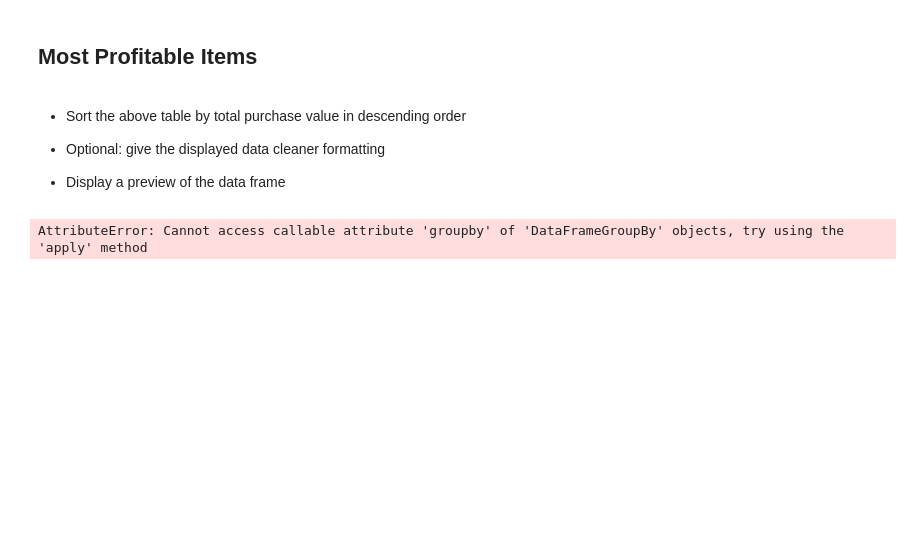
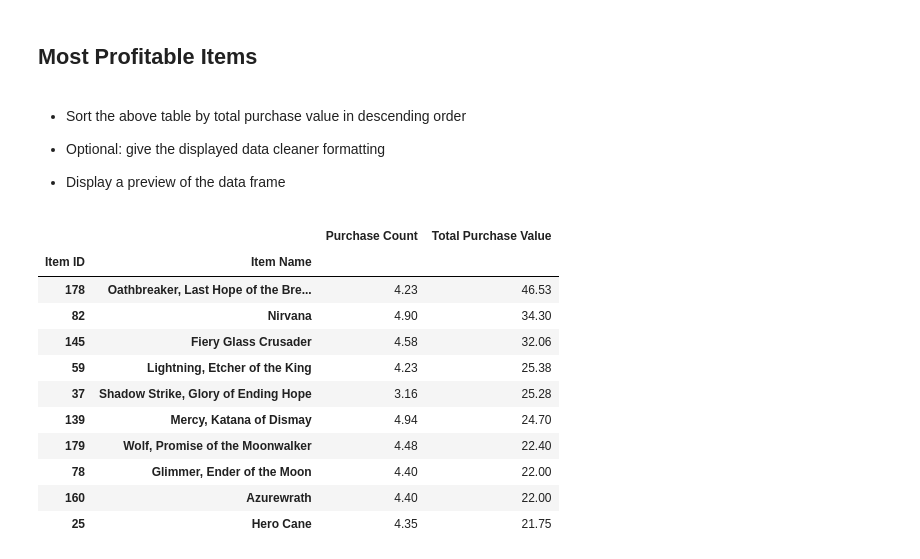
Before and after one commit to scubatam/pandas, a Jupyter notebook: HeroesOfPymoli_starter.ipynb, the cells around one changed output. Saved outputs shown, nothing was run; the diff lists cells and outputs as text; code cells hidden in the pictures; blank space fills up the shorter version.

```diff
--- a/HeroesOfPymoli_starter.ipynb
+++ b/HeroesOfPymoli_starter.ipynb
@@ -318,12 +312,23 @@ AttributeError: Cannot access callable attribute 'groupby' of 'DataFrameGroupBy'
 
 * Display a preview of the data frame
 # %%
-popular_items_df = pd.DataFrame()
-ItemId_df = purchases_df.groupby(['Item ID','Item Name'])['Price']
-popular_items_df['Purchase Count'] = ItemId_df.mean().round(2)
-popular_items_df['Total Purchase Value'] = ItemId_df.sum()
-popular_items_df = popular_items_df.sort_values(by='Total Purchase Value', ascending=False)
+pop_items_df = pd.DataFrame()
+item_id_df = purchases_df.groupby(['Item ID','Item Name'])['Price']
+pop_items_df['Purchase Count'] = item_id_df.mean().round(2)
+pop_items_df['Total Purchase Value'] = item_id_df.sum()
+pop_items_df = pop_items_df.sort_values(by='Total Purchase Value', ascending=False)
 
-popular_items_df.head(10)
+pop_items_df.head(10)
 # %% [output]
-AttributeError: Cannot access callable attribute 'groupby' of 'DataFrameGroupBy' objects, try using the 'apply' method
+|  |  | Purchase Count | Total Purchase Value |
+| Item ID | Item Name |  |  |
+| 178 | Oathbreaker, Last Hope of the Bre... | 4.23 | 46.53 |
+| 82 | Nirvana | 4.90 | 34.30 |
+| 145 | Fiery Glass Crusader | 4.58 | 32.06 |
+| 59 | Lightning, Etcher of the King | 4.23 | 25.38 |
+| 37 | Shadow Strike, Glory of Ending Hope | 3.16 | 25.28 |
+| 139 | Mercy, Katana of Dismay | 4.94 | 24.70 |
+| 179 | Wolf, Promise of the Moonwalker | 4.48 | 22.40 |
+| 78 | Glimmer, Ender of the Moon | 4.40 | 22.00 |
+| 160 | Azurewrath | 4.40 | 22.00 |
+| 25 | Hero Cane | 4.35 | 21.75 |
```
Also changed, not shown: parts of 27 cells of this notebook.
